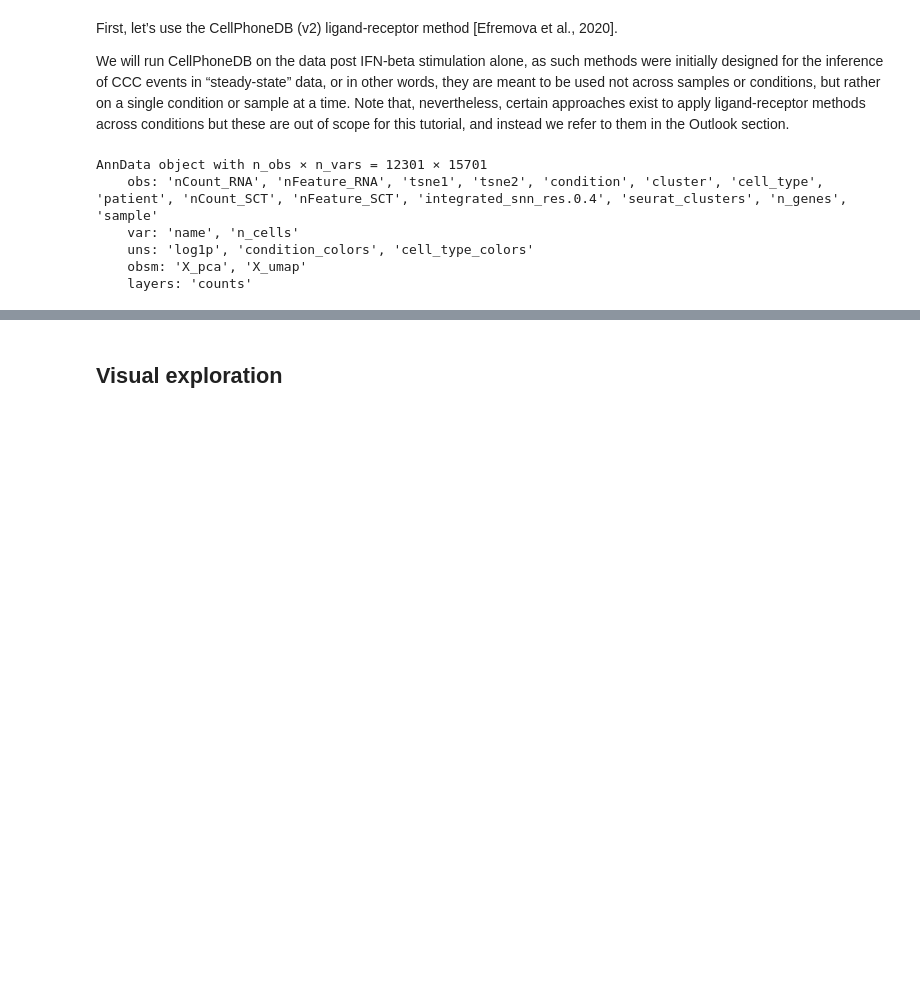
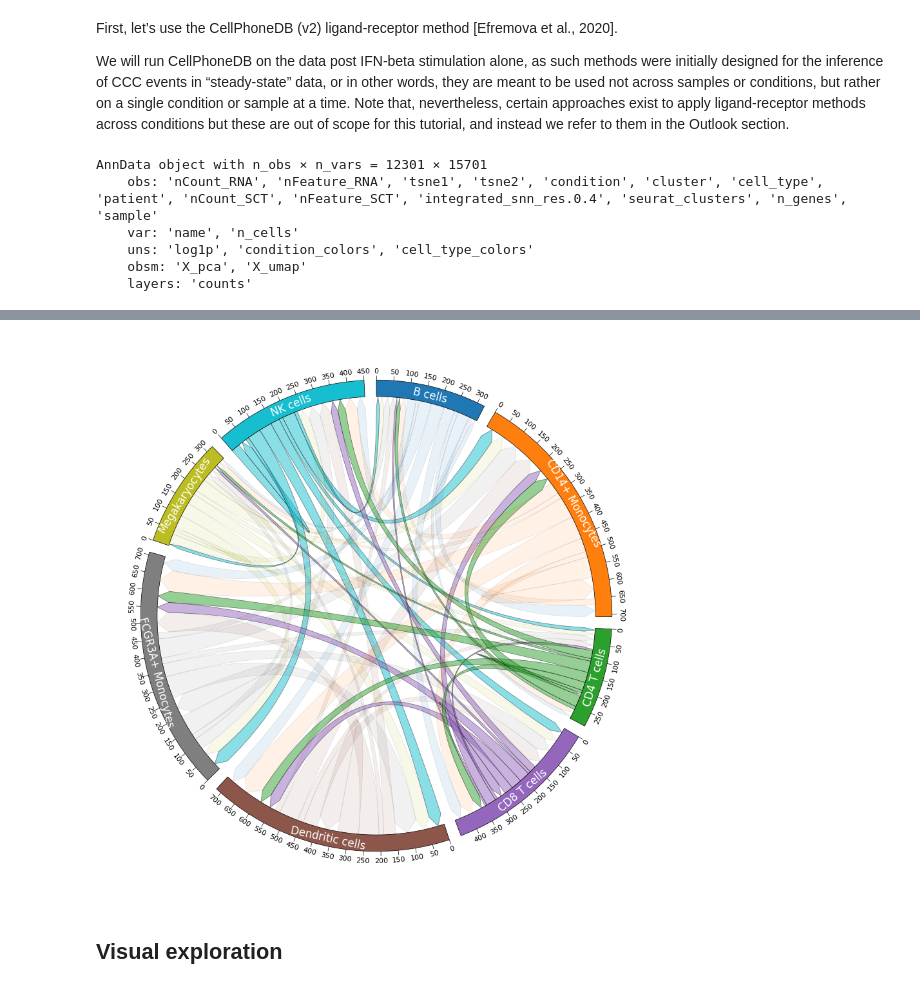
Before and after one commit to WeipengMO/single-cell-analysis, a Jupyter notebook: single-cell-best-practics/13-single-cell-cell-communication.ipynb, the cells around one changed output, grey strips where cells are left out. Drawn from its saved outputs; the diff is of its cells as text; code cells hidden in the pictures; blank space fills up the shorter version.

```diff
--- a/single-cell-best-practics/13-single-cell-cell-communication.ipynb
+++ b/single-cell-best-practics/13-single-cell-cell-communication.ipynb
@@ -143,3 +265,29 @@ adata_stim.uns["liana_res"].head()
+# %%
+# Define link_kws handler function to customize each link property
+def link_kws_handler(from_label: str, to_label: str):
+    ## Highlith Astro, CR, Microglia source
+    if from_label in ('NK cells', 'CD4 T cells', 'CD8 T cells'):
+        # Set alpha, zorder values higher than other links for highlighting
+        return dict(alpha=0.5, zorder=1.0)
+    else:
+     return dict(alpha=0.1, zorder=1.0)
+
+# Initialize from matrix (Can also directly load tsv matrix file)
+circos = Circos.initialize_from_matrix(
+    pivot_table,
+    space=3,
+    cmap="tab10",
+    r_lim=(93, 100),
+    ticks_interval=50,
+    label_kws=dict(r=94, size=12, color="white"),
+    link_kws=dict(direction=1, ec="black", lw=0.5),
+    link_kws_handler=link_kws_handler,
+)
+
+#print(matrix_df)
+fig = circos.plotfig()
+# %% [output]
+[figure, added]
 # %% [markdown]
 ## Visual exploration
 # %%
```
Also changed, not shown: parts of 12 cells of this notebook.
